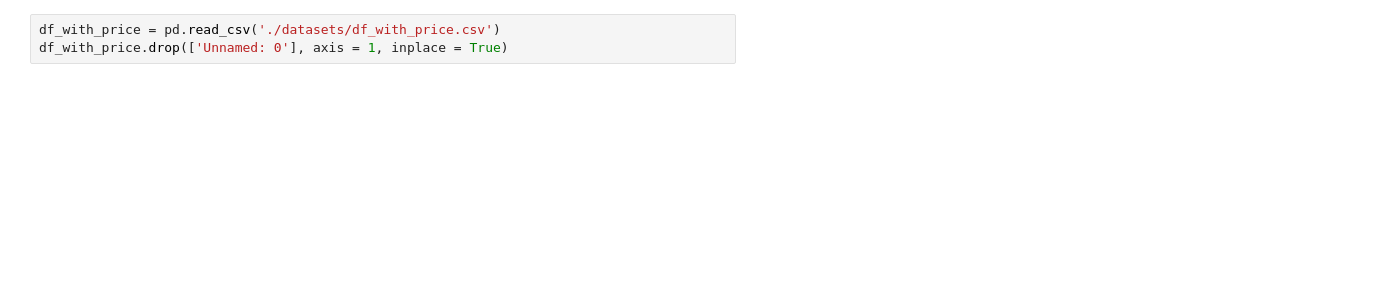
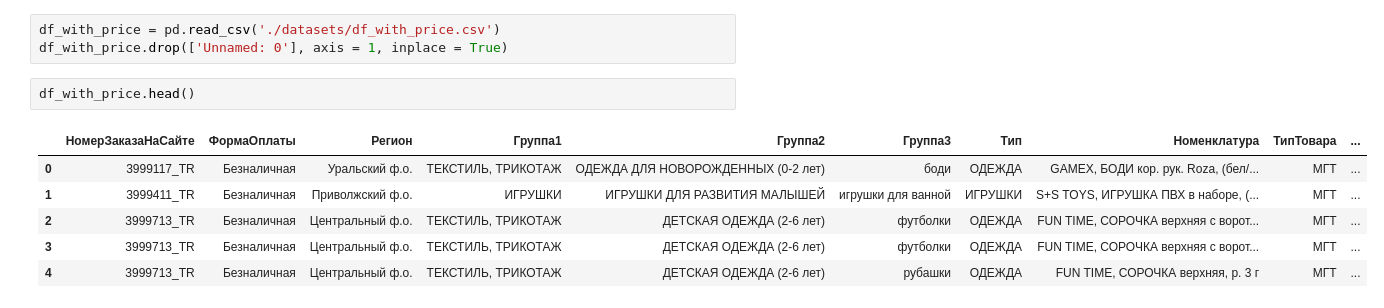
Before and after one commit to danzhukk/project-clusters, a Jupyter notebook: MBA_analysis_for_each_clusters.ipynb, the cells around one changed output. Drawn from its saved outputs; the diff is of its cells as text; blank space fills up the shorter version.

```diff
--- a/MBA_analysis_for_each_clusters.ipynb
+++ b/MBA_analysis_for_each_clusters.ipynb
@@ -112,4 +115,13 @@ assoc_rules_0.head()
 # %%
 df_with_price = pd.read_csv('./datasets/df_with_price.csv')
 df_with_price.drop(['Unnamed: 0'], axis = 1, inplace = True)
+# %%
+df_with_price.head()
+# %% [output]
+|  | НомерЗаказаНаСайте | ФормаОплаты | Регион | Группа1 | Группа2 | Группа3 | Тип | Номенклатура | ТипТовара | ... |
+| 0 | 3999117_TR | Безналичная | Уральский ф.о. | ТЕКСТИЛЬ, ТРИКОТАЖ | ОДЕЖДА ДЛЯ НОВОРОЖДЕННЫХ (0-2 лет) | боди | ОДЕЖДА | GAMEX, БОДИ кор. рук. Roza, (бел/... | МГТ | ... |
+| 1 | 3999411_TR | Безналичная | Приволжский ф.о. | ИГРУШКИ | ИГРУШКИ ДЛЯ РАЗВИТИЯ МАЛЫШЕЙ | игрушки для ванной | ИГРУШКИ | S+S TOYS, ИГРУШКА ПВХ в наборе, (... | МГТ | ... |
+| 2 | 3999713_TR | Безналичная | Центральный ф.о. | ТЕКСТИЛЬ, ТРИКОТАЖ | ДЕТСКАЯ ОДЕЖДА (2-6 лет) | футболки | ОДЕЖДА | FUN TIME, СОРОЧКА верхняя с ворот... | МГТ | ... |
+| 3 | 3999713_TR | Безналичная | Центральный ф.о. | ТЕКСТИЛЬ, ТРИКОТАЖ | ДЕТСКАЯ ОДЕЖДА (2-6 лет) | футболки | ОДЕЖДА | FUN TIME, СОРОЧКА верхняя с ворот... | МГТ | ... |
+| 4 | 3999713_TR | Безналичная | Центральный ф.о. | ТЕКСТИЛЬ, ТРИКОТАЖ | ДЕТСКАЯ ОДЕЖДА (2-6 лет) | рубашки | ОДЕЖДА | FUN TIME, СОРОЧКА верхняя, р. 3 г | МГТ | ... |
 # %%
```
Also changed, not shown: parts of 93 cells of this notebook.
